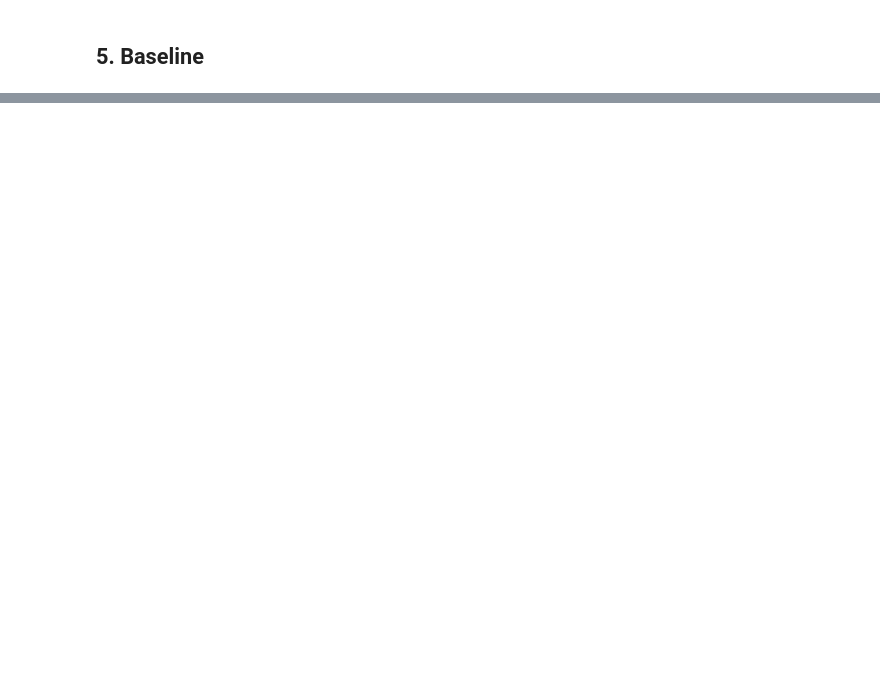
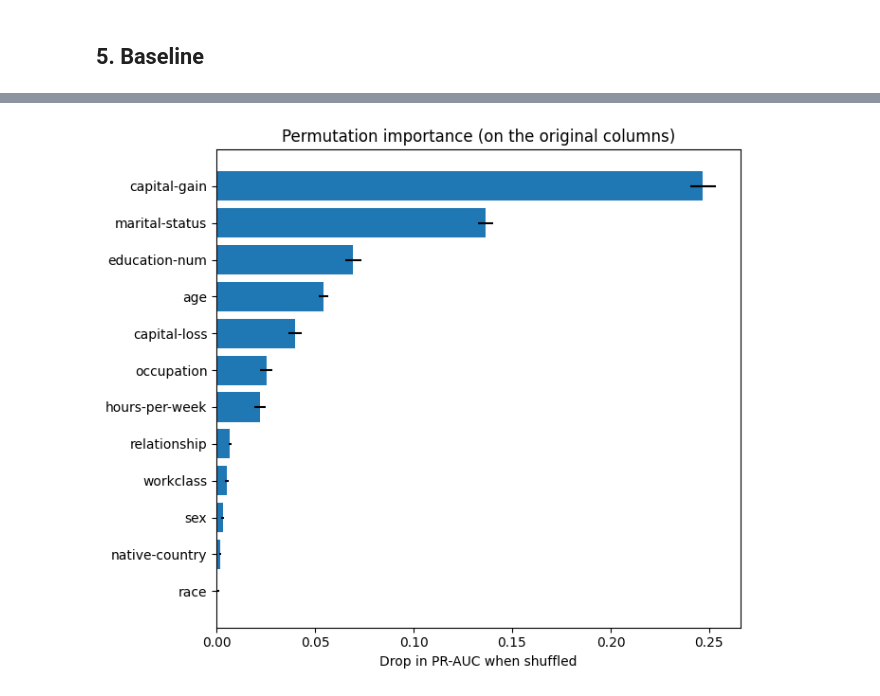
Before and after one commit to TimonLudwig1/Practice-Lab, a Jupyter notebook: xtAI_Learn-Repository/modules/04-machine-learning-1/projects/03-final/solution/solution.ipynb, the cells around one changed output, grey strips where cells are left out. Saved outputs shown, nothing was run; the diff lists cells and outputs as text; code cells hidden in the pictures; blank space fills up the shorter version.

```diff
--- a/xtAI_Learn-Repository/modules/04-machine-learning-1/projects/03-final/solution/solution.ipynb
+++ b/xtAI_Learn-Repository/modules/04-machine-learning-1/projects/03-final/solution/solution.ipynb
@@ -323,0 +150,13 @@ hier zusaetzlich ≠ Fairness).
+# %%
+from sklearn.model_selection import GridSearchCV
+
+grid = {
+    "clf__max_iter": [100, 200, 300],
+    "clf__learning_rate": [0.03, 0.1, 0.2],
+    "clf__max_leaf_nodes": [15, 31, 63],
+}
+search = GridSearchCV(models["Gradient Boosting"], grid, cv=cv, scoring="average_precision", n_jobs=-1)
+search.fit(X_train, y_train)
+
+print(f"Best CV PR-AUC: {search.best_score_:.4f}")
+print(f"Best parameters: {search.best_params_}")
@@ -323,0 +291,16 @@ hier zusaetzlich ≠ Fairness).
+# %%
+from sklearn.inspection import permutation_importance
+
+importance = permutation_importance(best_model, X_test, y_test,
+                                    n_repeats=15, random_state=42, scoring="average_precision")
+
+order = np.argsort(importance.importances_mean)
+plt.figure(figsize=(7, 6))
+plt.barh(X_test.columns[order], importance.importances_mean[order],
+         xerr=importance.importances_std[order])
+plt.xlabel("Drop in PR-AUC when shuffled")
+plt.title("Permutation importance (on the original columns)")
+plt.tight_layout()
+plt.show()
+# %% [output]
+[figure, added]
```
Also changed, not shown: parts of 47 cells of this notebook, 3 other files.
